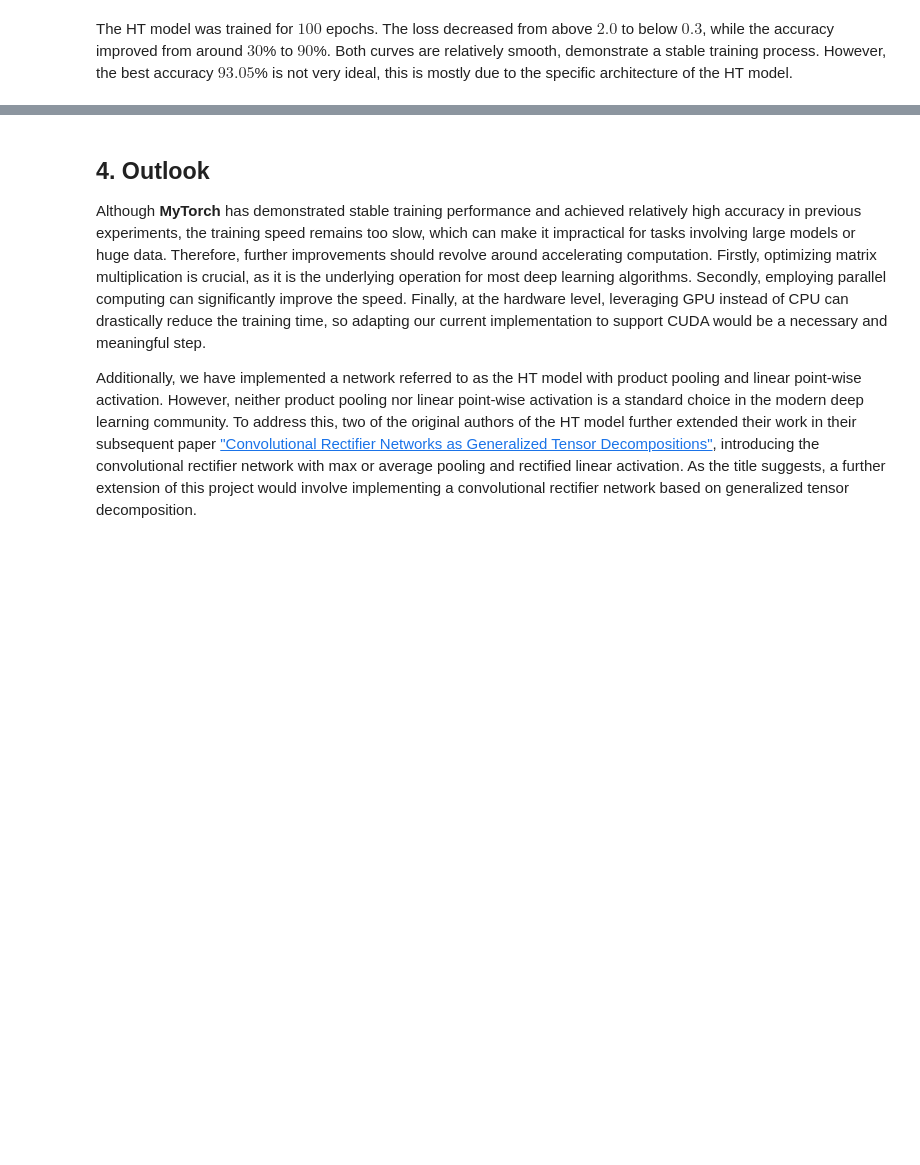
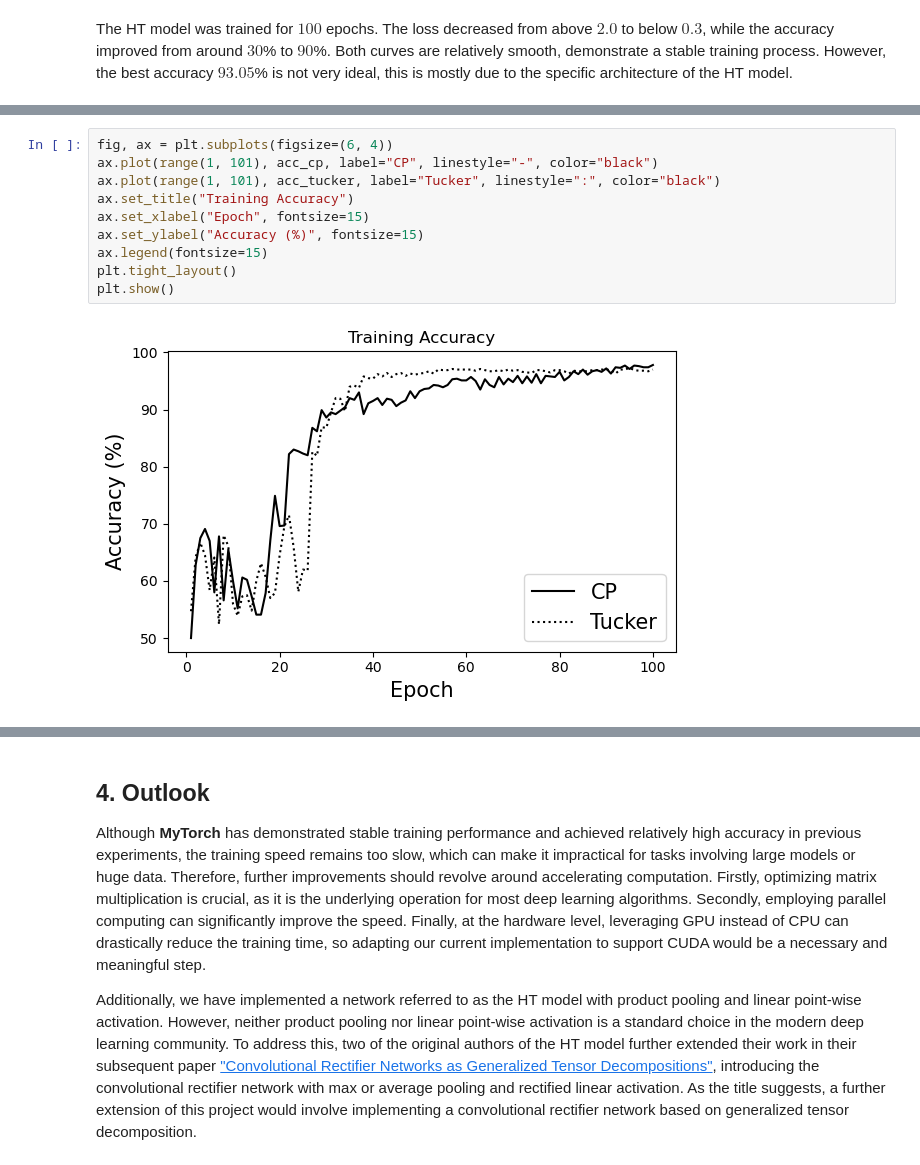
Before and after one commit to Yangshan-Xiang/MyTorch, a Jupyter notebook: report.ipynb, the cells around one changed output, grey strips where cells are left out. Saved outputs shown, nothing was run; the diff lists cells and outputs as text; blank space fills up the shorter version.

```diff
--- a/report.ipynb
+++ b/report.ipynb
@@ -813,0 +863,12 @@ The HT model was trained for $100$ epochs. The loss decreased from above $2.0$ t
+# %%
+fig, ax = plt.subplots(figsize=(6, 4))
+ax.plot(range(1, 101), acc_cp, label="CP", linestyle="-", color="black")
+ax.plot(range(1, 101), acc_tucker, label="Tucker", linestyle=":", color="black")
+ax.set_title("Training Accuracy")
+ax.set_xlabel("Epoch", fontsize=15)
+ax.set_ylabel("Accuracy (%)", fontsize=15)
+ax.legend(fontsize=15)
+plt.tight_layout()
+plt.show()
+# %% [output]
+[figure, added]
```
Also changed, not shown: parts of 10 cells of this notebook, 2 other files.
